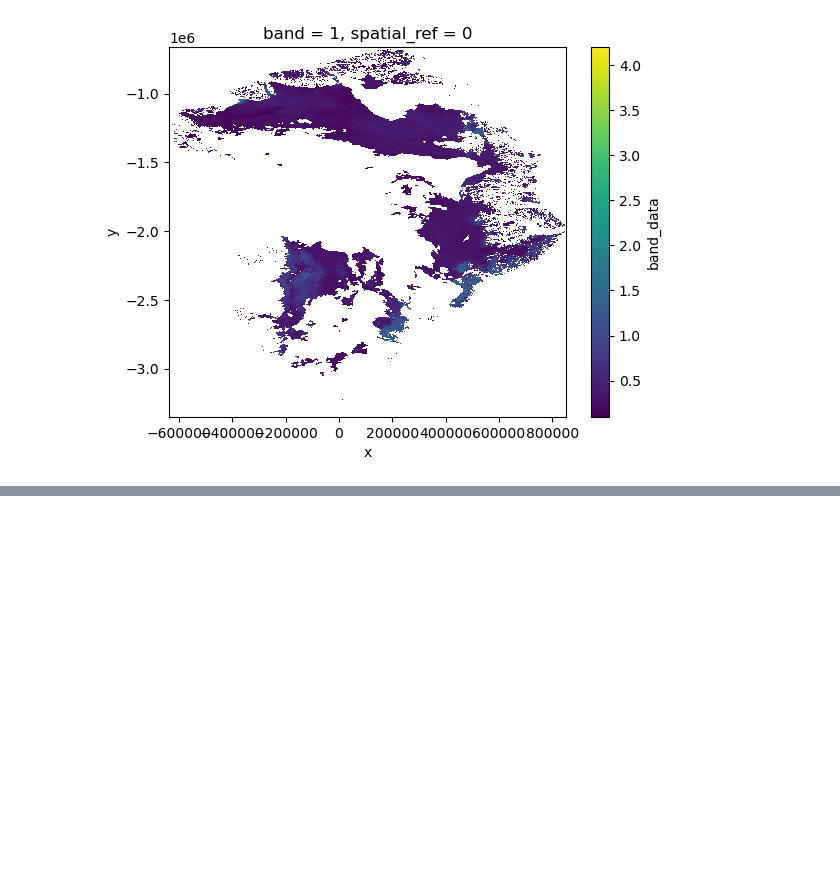
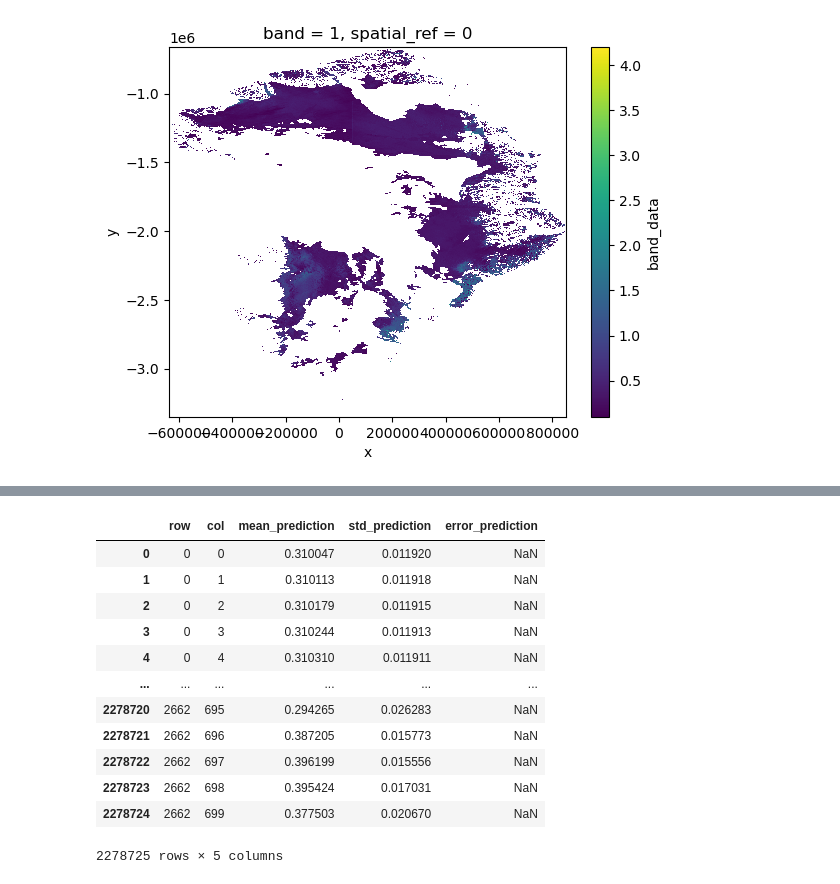
Before and after one commit to linaskerath/RP_Greenland, a Jupyter notebook: Scripts/09_plots.ipynb, the cells around one changed output, grey strips where cells are left out. Drawn from its saved outputs; the diff is of its cells as text; code cells hidden in the pictures; blank space fills up the shorter version.

```diff
--- a/Scripts/08_plots.ipynb
+++ b/Scripts/09_plots.ipynb
@@ -63,0 +111,6 @@ opt.plot()
+# %%
+lr = f.load_object("LinearRegression")
+rr = f.load_object("RidgeRegression")
+lasso = f.load_object("LassoRegression")
+
+f.model_comparison_table([lr, rr, lasso])
@@ -63,0 +199,16 @@ opt.plot()
+# %%
+res = f_ma.mean_predict(lr, data)
+# %% [output]
+|  | row | col | mean_prediction | std_prediction | error_prediction |
+| 0 | 0 | 0 | 0.310047 | 0.011920 | NaN |
+| 1 | 0 | 1 | 0.310113 | 0.011918 | NaN |
+| 2 | 0 | 2 | 0.310179 | 0.011915 | NaN |
+| 3 | 0 | 3 | 0.310244 | 0.011913 | NaN |
+| 4 | 0 | 4 | 0.310310 | 0.011911 | NaN |
+| ... | ... | ... | ... | ... | ... |
+| 2278720 | 2662 | 695 | 0.294265 | 0.026283 | NaN |
+| 2278721 | 2662 | 696 | 0.387205 | 0.015773 | NaN |
+| 2278722 | 2662 | 697 | 0.396199 | 0.015556 | NaN |
+| 2278723 | 2662 | 698 | 0.395424 | 0.017031 | NaN |
+| 2278724 | 2662 | 699 | 0.377503 | 0.020670 | NaN |
+2278725 rows × 5 columns
```
Also changed, not shown: parts of 18 cells of this notebook, 10 other files.
